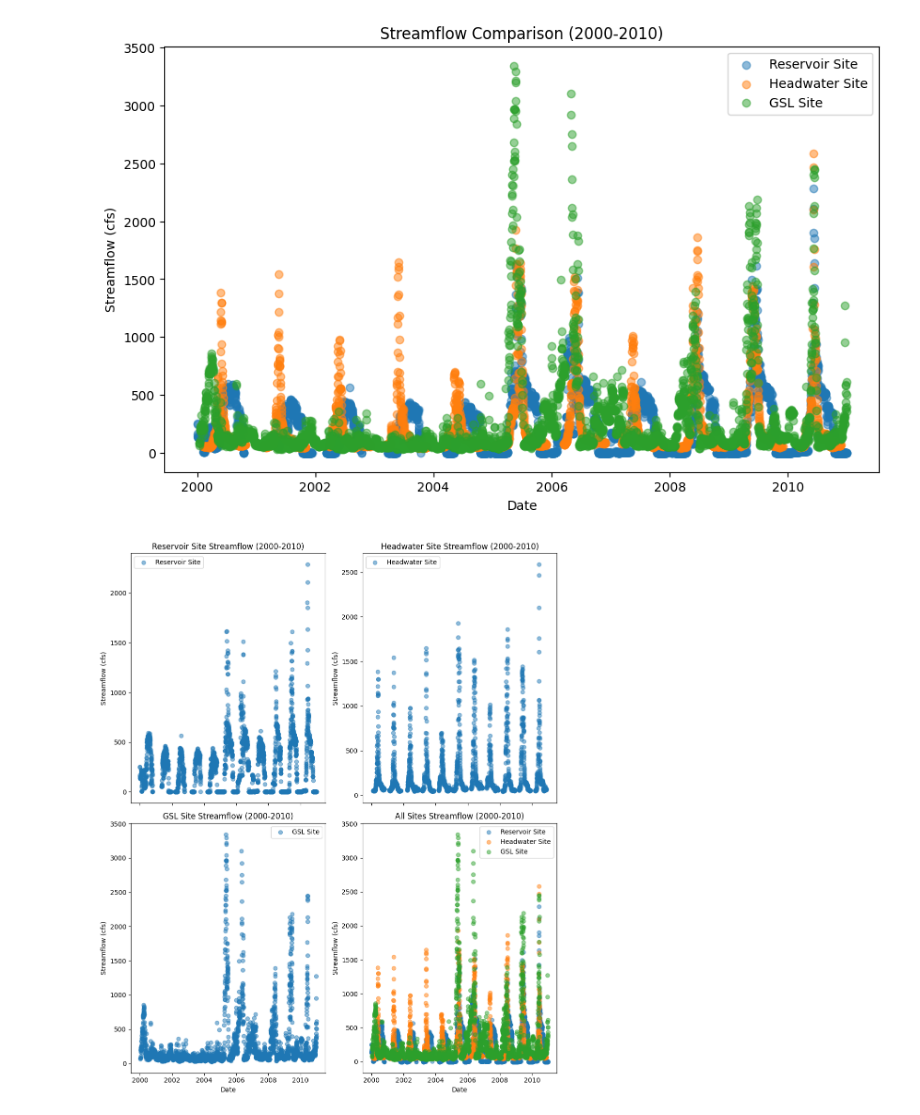
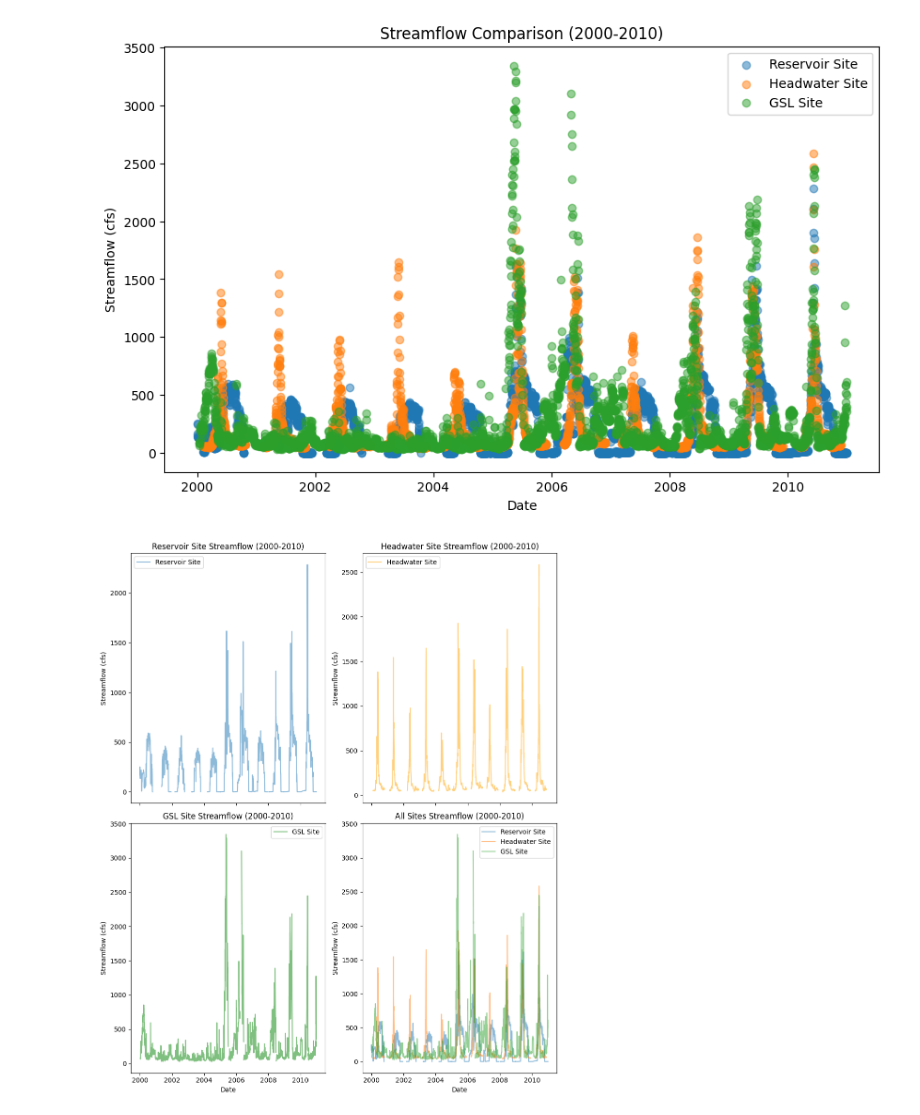
Before and after one commit to lmclatch/CommunicatingData-Plotting, a Jupyter notebook: Matplotlib/Matplotlib_Exercises.ipynb, the cells around one changed output. Drawn from its saved outputs; the diff is of its cells as text; code cells hidden in the pictures.

```diff
--- a/Matplotlib/Matplotlib_Exercises.ipynb
+++ b/Matplotlib/Matplotlib_Exercises.ipynb
@@ -190,27 +190,27 @@ plt.show()
 # %%
 #Figure 2
 fig, axs = plt.subplots(2, 2, figsize=(10, 12), sharex=True)
-axs[0, 0].scatter(all_streams.index, all_streams['Reservoir Site'], label='Reservoir Site', alpha=0.5)
+axs[0, 0].plot(all_streams.index, all_streams['Reservoir Site'], label='Reservoir Site', alpha=0.5)
 axs[0, 0].set_title('Reservoir Site Streamflow (2000-2010)')
 axs[0, 0].set_ylabel('Streamflow (cfs)')
 axs[0, 0].legend()
-axs[0, 1].scatter(all_streams.index, all_streams['Headwater Site'], label='Headwater Site', alpha=0.5)
+axs[0, 1].plot(all_streams.index, all_streams['Headwater Site'], label='Headwater Site', color='orange', alpha=0.5)
 axs[0, 1].set_title('Headwater Site Streamflow (2000-2010)')
 axs[0, 1].set_ylabel('Streamflow (cfs)')
 axs[0, 1].legend()
-axs[1, 0].scatter(all_streams.index, all_streams['GSL Site'], label='GSL Site', alpha=0.5)
+axs[1, 0].plot(all_streams.index, all_streams['GSL Site'], label='GSL Site', color='green', alpha=0.5)
 axs[1, 0].set_title('GSL Site Streamflow (2000-2010)')
 axs[1, 0].set_xlabel('Date')
 axs[1, 0].set_ylabel('Streamflow (cfs)')
 axs[1, 0].legend()
-axs[1, 1].scatter(all_streams.index, all_streams['Reservoir Site'], label='Reservoir Site', alpha=0.5)
-axs[1, 1].scatter(all_streams.index, all_streams['Headwater Site'], label='Headwater Site', alpha=0.5)
-axs[1, 1].scatter(all_streams.index, all_streams['GSL Site'], label='GSL Site', alpha=0.5)
+axs[1, 1].plot(all_streams.index, all_streams['Reservoir Site'], label='Reservoir Site', alpha=0.5)
+axs[1, 1].plot(all_streams.index, all_streams['Headwater Site'], label='Headwater Site', alpha=0.5)
+axs[1, 1].plot(all_streams.index, all_streams['GSL Site'], label='GSL Site', alpha=0.5)
 axs[1, 1].set_title('All Sites Streamflow (2000-2010)')
 axs[1, 1].set_xlabel('Date')
 axs[1, 1].set_ylabel('Streamflow (cfs)')
 axs[1, 1].legend()
 plt.tight_layout()
 plt.show()
 # %% [output]
-[figure, old version]
+[figure, new version]
```
